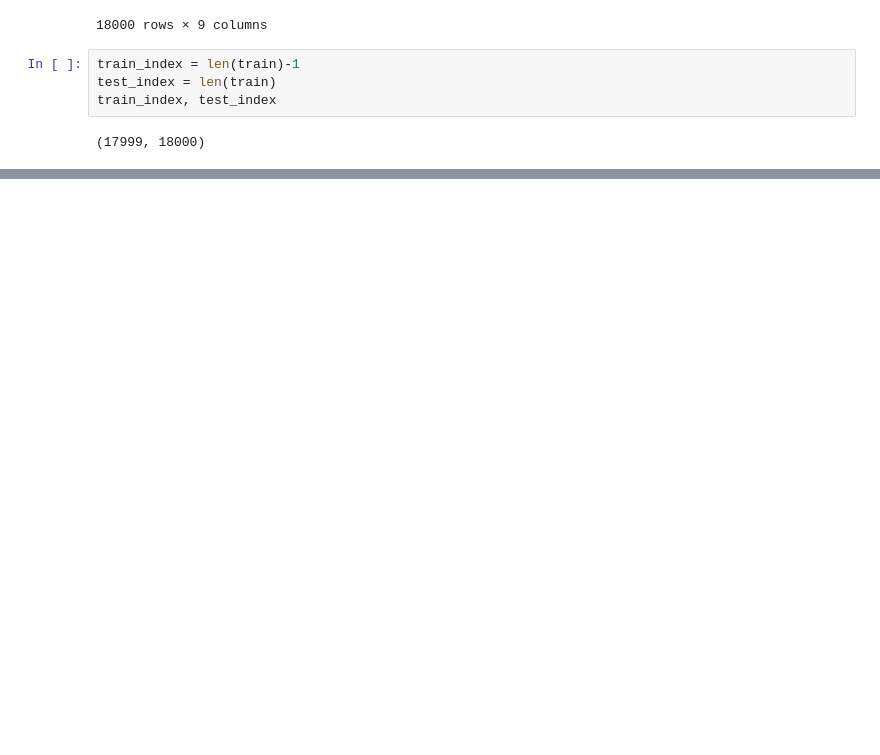
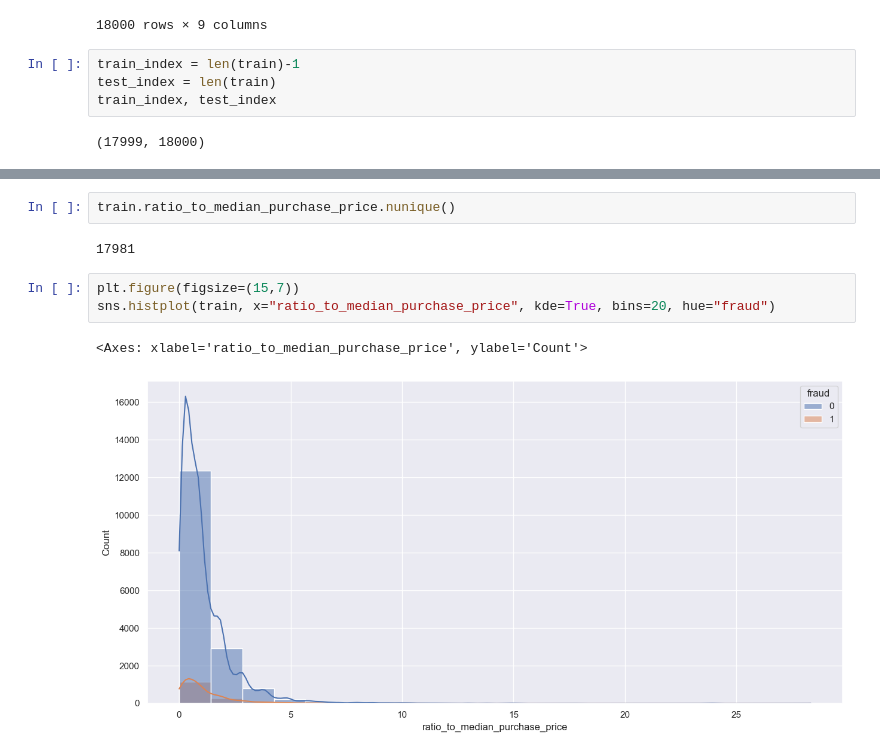
Before and after one commit to robson-quaresma/global-hack-week-detect-credit-card-fraud, a Jupyter notebook: model.ipynb, the cells around one changed output, grey strips where cells are left out. Saved outputs shown, nothing was run; the diff lists cells and outputs as text; blank space fills up the shorter version.

```diff
--- a/model.ipynb
+++ b/model.ipynb
@@ -84,0 +175,10 @@ train_index, test_index
+# %%
+train.ratio_to_median_purchase_price.nunique()
+# %% [output]
+17981
+# %%
+plt.figure(figsize=(15,7))
+sns.histplot(train, x="ratio_to_median_purchase_price", kde=True, bins=20, hue="fraud")
+# %% [output]
+<Axes: xlabel='ratio_to_median_purchase_price', ylabel='Count'>
+[figure, added]
```
Also changed, not shown: parts of 17 cells of this notebook.
